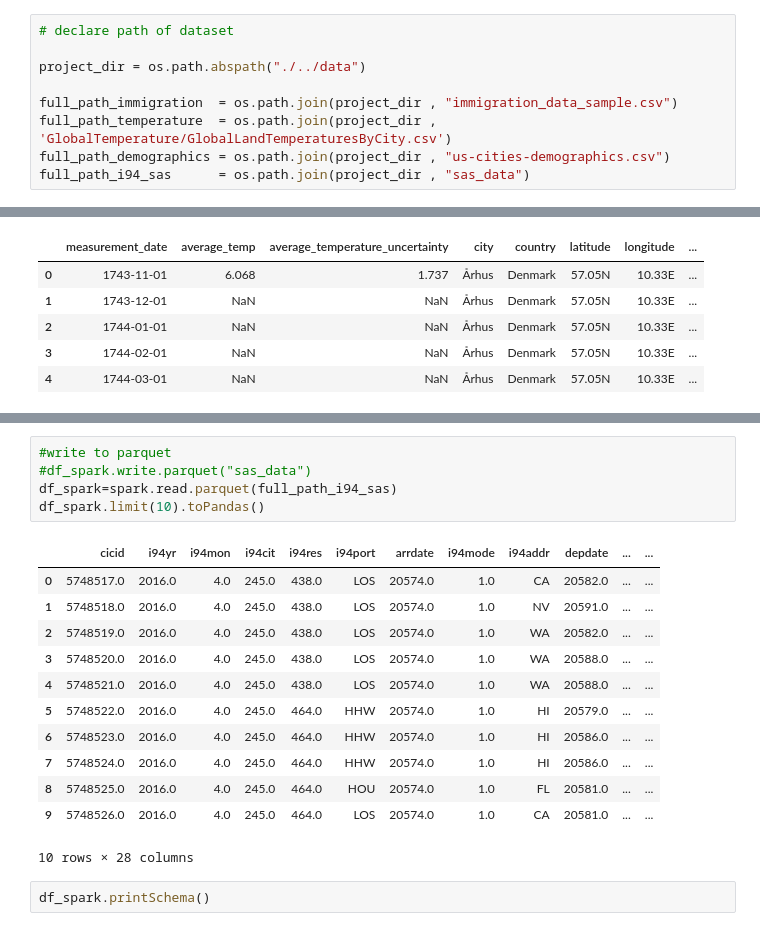
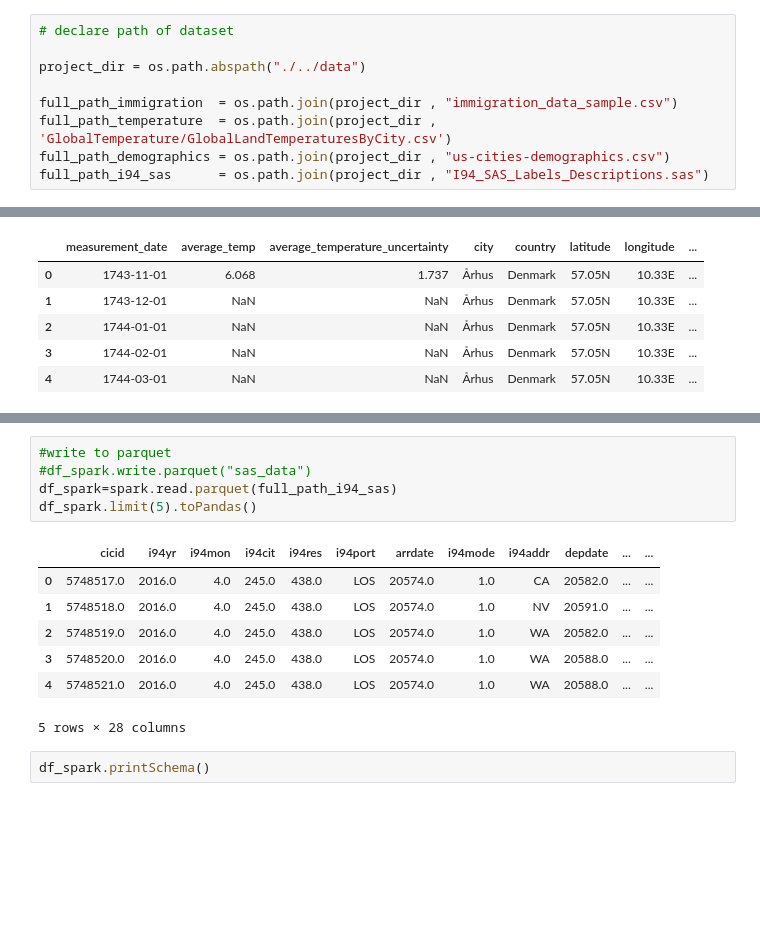
Before and after one commit to Renameira/data-engineering-udacity, a Jupyter notebook: capstone-project/src/Capstone.ipynb, the cells around one changed output, grey strips where cells are left out. Drawn from its saved outputs; the diff is of its cells as text; blank space fills up the shorter version.

```diff
--- a/capstone-project/src/Capstone.ipynb
+++ b/capstone-project/src/Capstone.ipynb
@@ -26,7 +26,7 @@ project_dir = os.path.abspath("./../data")
 full_path_immigration  = os.path.join(project_dir , "immigration_data_sample.csv")
 full_path_temperature  = os.path.join(project_dir , 'GlobalTemperature/GlobalLandTemperaturesByCity.csv')
 full_path_demographics = os.path.join(project_dir , "us-cities-demographics.csv")
-full_path_i94_sas 	   = os.path.join(project_dir , "sas_data")
+full_path_i94_sas 	   = os.path.join(project_dir , "I94_SAS_Labels_Descriptions.sas")
 # %% [markdown]
 ### Step 1: Scope the Project and Gather Data
 
@@ -202,21 +226,16 @@ enableHiveSupport().getOrCreate()
 # %%
 #write to parquet
 #df_spark.write.parquet("sas_data")
 df_spark=spark.read.parquet(full_path_i94_sas)
-df_spark.limit(10).toPandas()
+df_spark.limit(5).toPandas()
 # %% [output]
 |  | cicid | i94yr | i94mon | i94cit | i94res | i94port | arrdate | i94mode | i94addr | depdate | ... | ... |
 | 0 | 5748517.0 | 2016.0 | 4.0 | 245.0 | 438.0 | LOS | 20574.0 | 1.0 | CA | 20582.0 | ... | ... |
 | 1 | 5748518.0 | 2016.0 | 4.0 | 245.0 | 438.0 | LOS | 20574.0 | 1.0 | NV | 20591.0 | ... | ... |
 | 2 | 5748519.0 | 2016.0 | 4.0 | 245.0 | 438.0 | LOS | 20574.0 | 1.0 | WA | 20582.0 | ... | ... |
 | 3 | 5748520.0 | 2016.0 | 4.0 | 245.0 | 438.0 | LOS | 20574.0 | 1.0 | WA | 20588.0 | ... | ... |
 | 4 | 5748521.0 | 2016.0 | 4.0 | 245.0 | 438.0 | LOS | 20574.0 | 1.0 | WA | 20588.0 | ... | ... |
-| 5 | 5748522.0 | 2016.0 | 4.0 | 245.0 | 464.0 | HHW | 20574.0 | 1.0 | HI | 20579.0 | ... | ... |
-| 6 | 5748523.0 | 2016.0 | 4.0 | 245.0 | 464.0 | HHW | 20574.0 | 1.0 | HI | 20586.0 | ... | ... |
-| 7 | 5748524.0 | 2016.0 | 4.0 | 245.0 | 464.0 | HHW | 20574.0 | 1.0 | HI | 20586.0 | ... | ... |
-| 8 | 5748525.0 | 2016.0 | 4.0 | 245.0 | 464.0 | HOU | 20574.0 | 1.0 | FL | 20581.0 | ... | ... |
-| 9 | 5748526.0 | 2016.0 | 4.0 | 245.0 | 464.0 | LOS | 20574.0 | 1.0 | CA | 20581.0 | ... | ... |
-10 rows × 28 columns
+5 rows × 28 columns
 # %%
 df_spark.printSchema()
 # %% [output]
```
Also changed, not shown: parts of 13 cells of this notebook.
